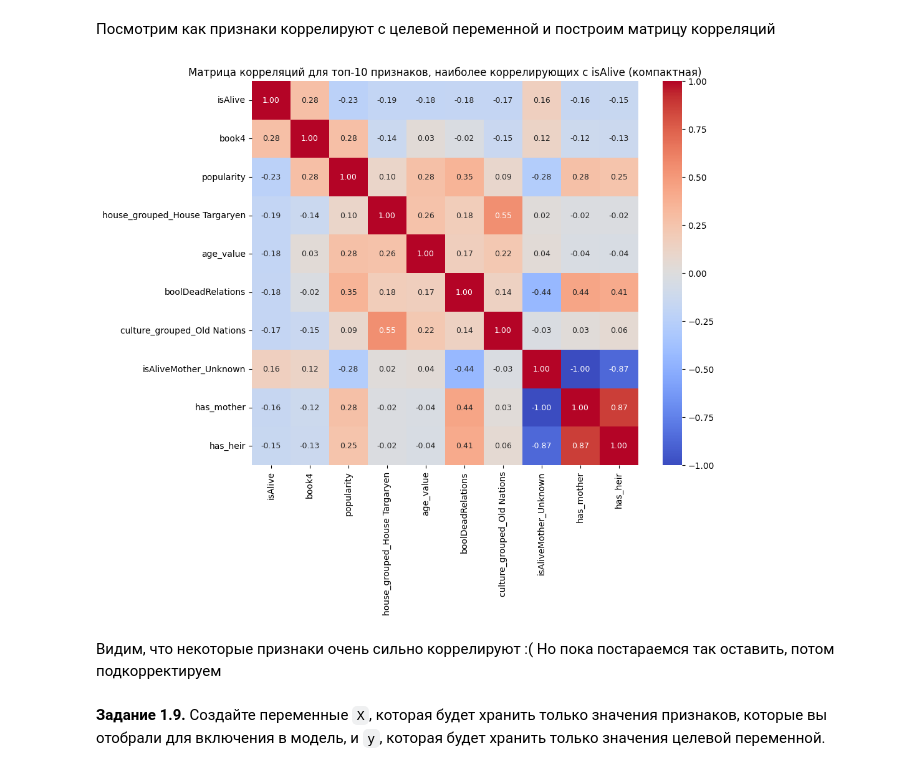
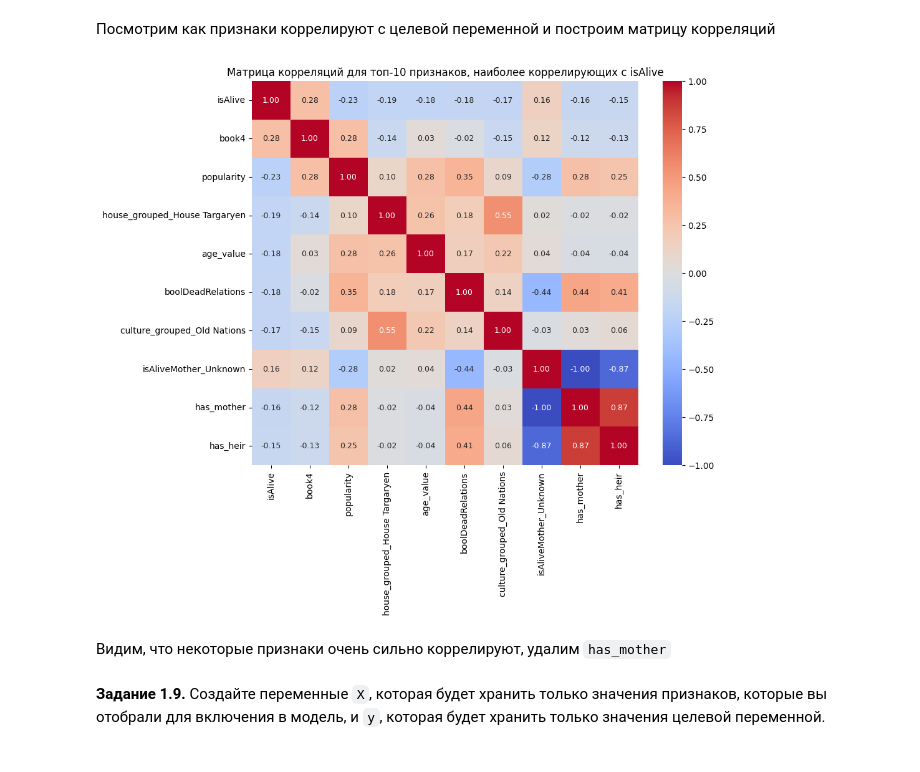
Before and after one commit to qpimsslg/deep-learning-course, a Jupyter notebook: homeworks/HW1_game_of_thrones.ipynb, the cells around one changed output. Drawn from its saved outputs; the diff is of its cells as text; code cells hidden in the pictures.

```diff
--- a/homeworks/HW1_game_of_thrones.ipynb
+++ b/homeworks/HW1_game_of_thrones.ipynb
@@ -899,10 +961,8 @@ for feature in is_alive_features:
 # handle_unknown='ignore' добавляем на случай, если вдруг в тестовом датасете появится новое уникальное значение.
 ohe_is_alive = OneHotEncoder(handle_unknown='ignore', sparse_output=False)
 
-data_is_alive_categorical = data[is_alive_features]
-
 # обучаем кодировщик
-data_is_alive_encoded = ohe_is_alive.fit_transform(data_is_alive_categorical)
+data_is_alive_encoded = ohe_is_alive.fit_transform(data[is_alive_features])
 
 # cоздаем dataframe
 encoded_is_alive_columns = ohe_is_alive.get_feature_names_out(is_alive_features)
@@ -1193,3 +1268,5 @@ plt.show()
+# %%
+data.drop('dateOfBirth_value', axis = 1, inplace = True)
 # %% [markdown]
 ##### Поработаем с тестовыми данными
 # %% [markdown]
@@ -1317,19 +1395,18 @@ test.describe(include = ['int64', 'float64']).T[['count', 'min', 'max']]
 # %%
 correlations_with_target = data.corr()['isAlive'].sort_values(ascending=False)
 
 top_n_features = 10
 most_correlated_features = correlations_with_target.abs().sort_values(ascending=False).head(top_n_features).index.tolist()
 
 # Рассчитываем матрицу корреляций только для выбранных признаков
 correlation_matrix_small_subset = data[most_correlated_features].corr()
 
 # Визуализируем матрицу корреляций
 plt.figure(figsize=(10, 8))
 sns.heatmap(correlation_matrix_small_subset, annot=True, cmap='coolwarm', fmt=".2f", annot_kws={"size": 9})
-plt.title(f'Матрица корреляций для топ-{top_n_features} признаков, наиболее коррелирующих с isAlive (компактная)')
+plt.title(f'Матрица корреляций для топ-{top_n_features} признаков, наиболее коррелирующих с isAlive')
 plt.show()
 # %% [output]
-[figure, old version]
+[figure, new version]
 # %% [markdown]
-Видим, что некоторые признаки очень сильно коррелируют :(
-Но пока постараемся так оставить, потом подкорректируем
+Видим, что некоторые признаки очень сильно коррелируют, удалим `has_mother`
```
Also changed, not shown: parts of 55 cells of this notebook.
